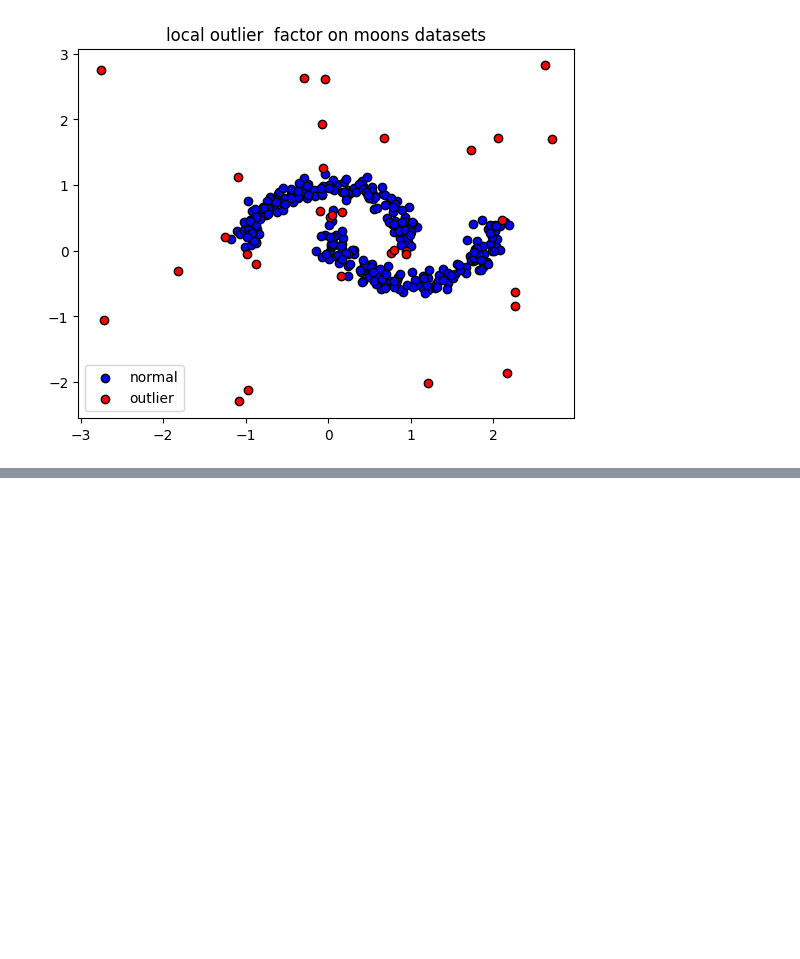
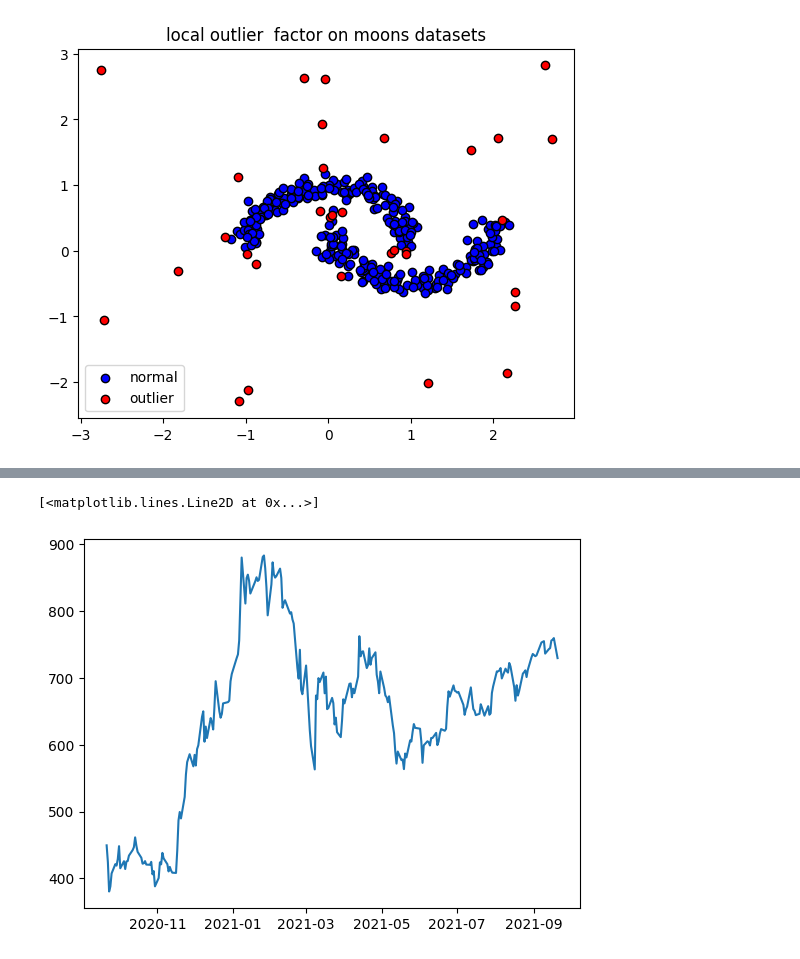
Before and after one commit to kalki81000/File-Handling, a Jupyter notebook: Untitled62.ipynb, the cells around one changed output, grey strips where cells are left out. Saved outputs shown, nothing was run; the diff lists cells and outputs as text; code cells hidden in the pictures; blank space fills up the shorter version.

```diff
--- a/Untitled62.ipynb
+++ b/Untitled62.ipynb
@@ -147,0 +164,2 @@ plt.show()
+# %%
+data =pd.read_csv("/content/TSLA.csv")
@@ -147,0 +214,2 @@ plt.show()
+# %%
+stock_data = data[["Date" , "Close"]]
@@ -147,0 +244,2 @@ plt.show()
+# %%
+stock_data["Date"] = pd.to_datetime(stock_data["Date"])
@@ -147,0 +264,2 @@ plt.show()
+# %%
+stock_data = stock_data.set_index("Date")
@@ -147,0 +304,5 @@ plt.show()
+# %%
+plt.plot(stock_data)
+# %% [output]
+[<matplotlib.lines.Line2D at 0x...>]
+[figure, added]
```
Also changed, not shown: parts of 47 cells of this notebook.
